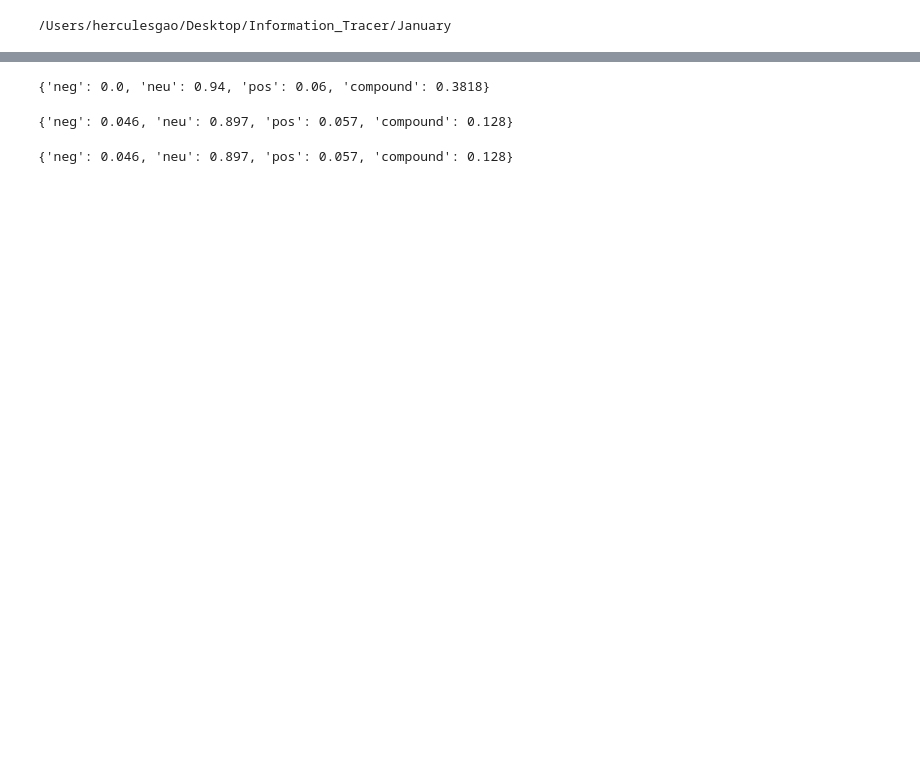
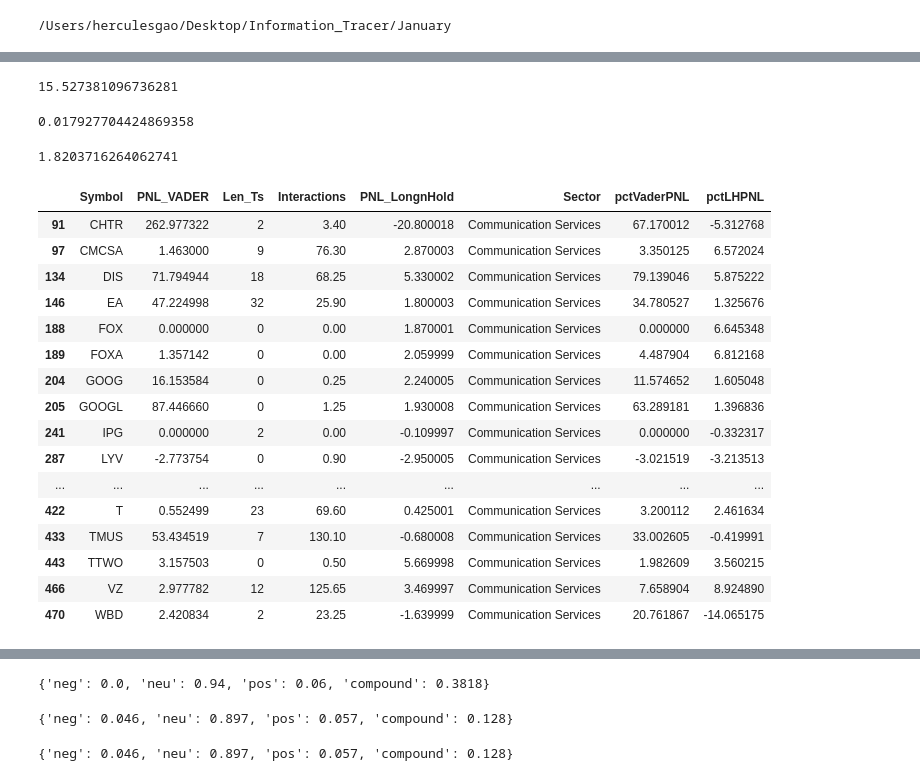
Before and after one commit to fahygao/Information_tracer, a Jupyter notebook: VADER_new_model.ipynb, the cells around one changed output, grey strips where cells are left out. Cells and saved outputs as stored; diff of their text form; code cells hidden in the pictures; blank space fills up the shorter version.

```diff
--- a/VADER_new_model.ipynb
+++ b/VADER_new_model.ipynb
@@ -405,0 +480,6 @@ total_cost
+# %%
+#SPY index growth
+
+((4954.23/4288.36)-1)*100
+# %% [output]
+15.527381096736281
@@ -406,3 +490,32 @@ total_cost
+# %%
+np.std([0.09273696647187206,  0.1302448373498233,  0.09057778660135926, 0.08483508446163039 ])
+# %% [output]
+0.017927704424869358
+# %%
+sharpe_r = (excess_vader_return - risk_free_return)/sigma_a
+sharpe_r
+# %% [output]
+1.8203716264062741
+# %%
+df[df['Sector']=='Communication Services']
+# %% [output]
+|  | Symbol | PNL_VADER | Len_Ts | Interactions | PNL_LongnHold | Sector | pctVaderPNL | pctLHPNL |
+| 91 | CHTR | 262.977322 | 2 | 3.40 | -20.800018 | Communication Services | 67.170012 | -5.312768 |
+| 97 | CMCSA | 1.463000 | 9 | 76.30 | 2.870003 | Communication Services | 3.350125 | 6.572024 |
+| 134 | DIS | 71.794944 | 18 | 68.25 | 5.330002 | Communication Services | 79.139046 | 5.875222 |
+| 146 | EA | 47.224998 | 32 | 25.90 | 1.800003 | Communication Services | 34.780527 | 1.325676 |
+| 188 | FOX | 0.000000 | 0 | 0.00 | 1.870001 | Communication Services | 0.000000 | 6.645348 |
+| 189 | FOXA | 1.357142 | 0 | 0.00 | 2.059999 | Communication Services | 4.487904 | 6.812168 |
+| 204 | GOOG | 16.153584 | 0 | 0.25 | 2.240005 | Communication Services | 11.574652 | 1.605048 |
+| 205 | GOOGL | 87.446660 | 0 | 1.25 | 1.930008 | Communication Services | 63.289181 | 1.396836 |
+| 241 | IPG | 0.000000 | 2 | 0.00 | -0.109997 | Communication Services | 0.000000 | -0.332317 |
+| 287 | LYV | -2.773754 | 0 | 0.90 | -2.950005 | Communication Services | -3.021519 | -3.213513 |
+| ... | ... | ... | ... | ... | ... | ... | ... | ... |
+| 422 | T | 0.552499 | 23 | 69.60 | 0.425001 | Communication Services | 3.200112 | 2.461634 |
+| 433 | TMUS | 53.434519 | 7 | 130.10 | -0.680008 | Communication Services | 33.002605 | -0.419991 |
+| 443 | TTWO | 3.157503 | 0 | 0.50 | 5.669998 | Communication Services | 1.982609 | 3.560215 |
+| 466 | VZ | 2.977782 | 12 | 125.65 | 3.469997 | Communication Services | 7.658904 | 8.924890 |
+| 470 | WBD | 2.420834 | 2 | 23.25 | -1.639999 | Communication Services | 20.761867 | -14.065175 |
 # %%
 df_summary
 # %% [output]
```
Also changed, not shown: parts of 29 cells of this notebook.
